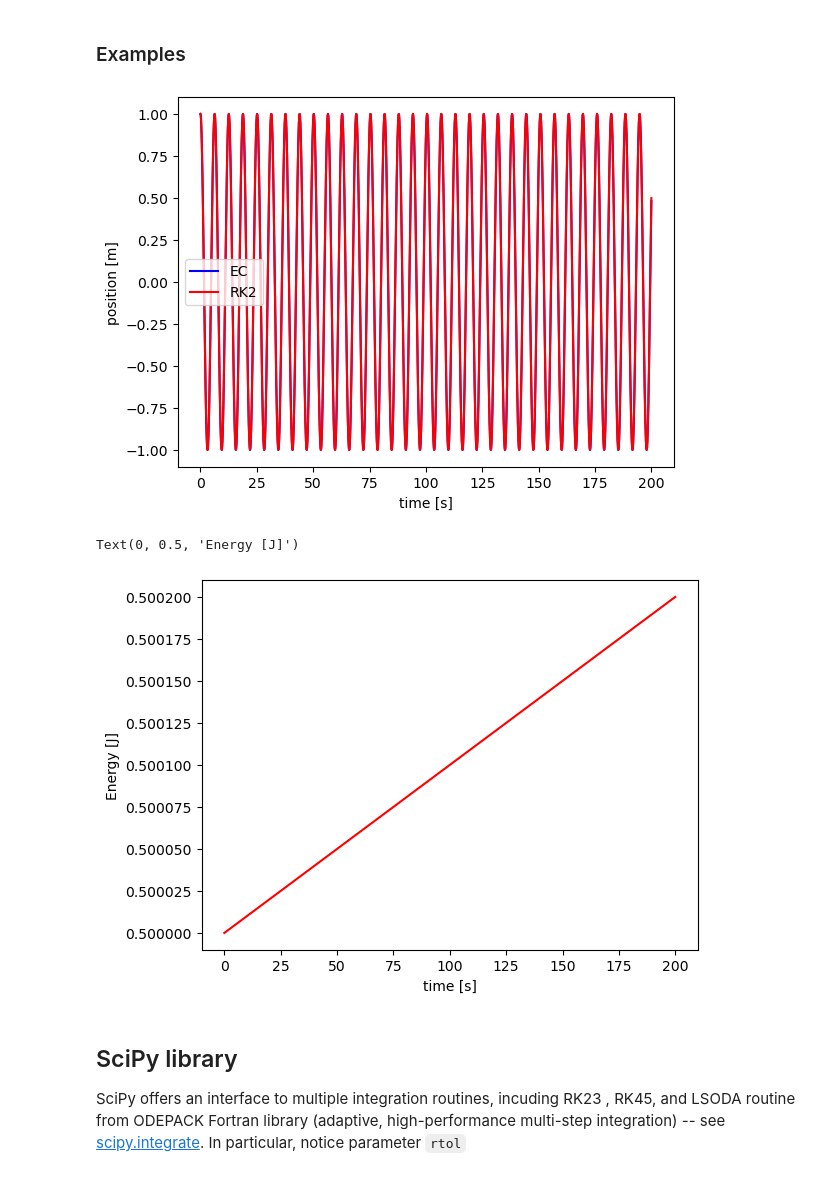
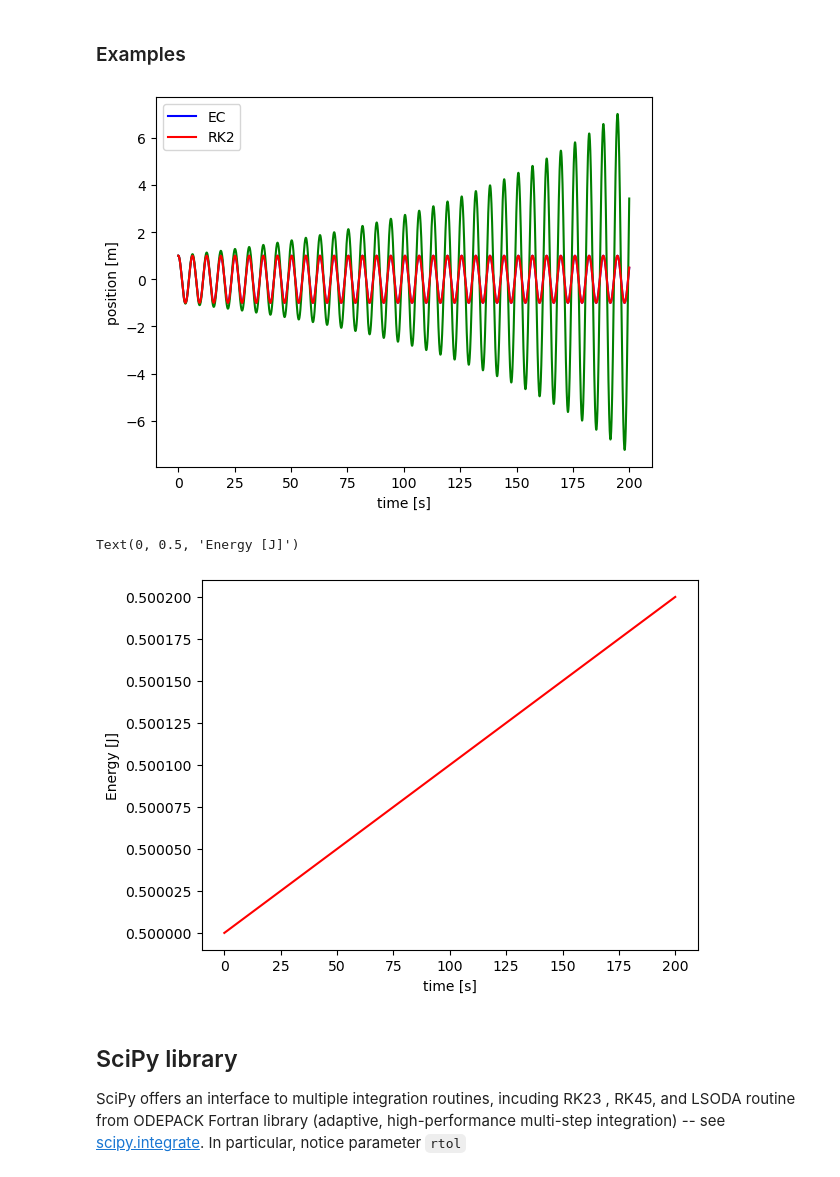
Before and after one commit to ds-connectors/Physics-88-SP24, a Jupyter notebook: Week13/L11/Lecture11.ipynb, the cells around one changed output. Cells and saved outputs as stored; diff of their text form; code cells hidden in the pictures.

```diff
--- a/Week13/L11/Lecture11.ipynb
+++ b/Week13/L11/Lecture11.ipynb
@@ -58,11 +58,11 @@ g = 9.81
 # Human falling in air
 rho = 1.225 # kg/m^3
 Cd = 1
-A = 5 # 40 # m^2 (parachute)
-mass = 70 # kg
+A = 1 # 5 # 40 # m^2 (parachute)
+mass = 1 # kg
 c = 0.5*A*rho*Cd/mass
 
-times = np.linspace(0,50,100)      # 0.05 sec steps. check how results depend on step size
+times = np.linspace(0,50,1000)      # 0.05 sec steps. check how results depend on step size
 velocity = euler(drag,initial_state,times)
 
 plt.plot(times,velocity,'r-')
@@ -183,35 +183,35 @@ wanted_times = np.linspace(0, tau, N)
 answerE  = euler(SHO, initial_state, wanted_times)
 
 answerEK  = eulerC(SHO, initial_state, wanted_times)
 
 answerRK = np.zeros([N,2])
 answerRK[0,:] = initial_state
 for j in range (N-1):
     answerRK[j+1] = rk2(answerRK[j], 0, dt , SHO)
 
 # Plot the results
 x = answerEK[:,0]
 xE = answerE[:,0]
 vE = answerE[:,1]
 xRK = answerRK[:,0]
 vRK = answerRK[:,1]
 plt.plot(wanted_times, x, 'b-',label='EC')   # Euler-Cromer
-#plt.plot(wanted_times, xE, 'g-')  # Euler
+plt.plot(wanted_times, xE, 'g-')  # Euler
 plt.plot(wanted_times, xRK, 'r-',label='RK2') # RK2
 plt.xlabel("time [s]")
 plt.ylabel("position [m]")
 plt.legend()
 plt.show()
 
 # plot energy vs time
 m = 1
 k = omega*omega*m
 energy = 0.5*(k*xRK**2 + m*vRK**2)
 plt.plot(wanted_times,energy,'r-')
 plt.xlabel("time [s]")
 plt.ylabel("Energy [J]")
 # %% [output]
-[figure, old version]
+[figure, new version]
 Text(0, 0.5, 'Energy [J]')
 [figure]
 # %% [markdown]
```
Also changed, not shown: parts of 3 cells of this notebook, 7 other files.
